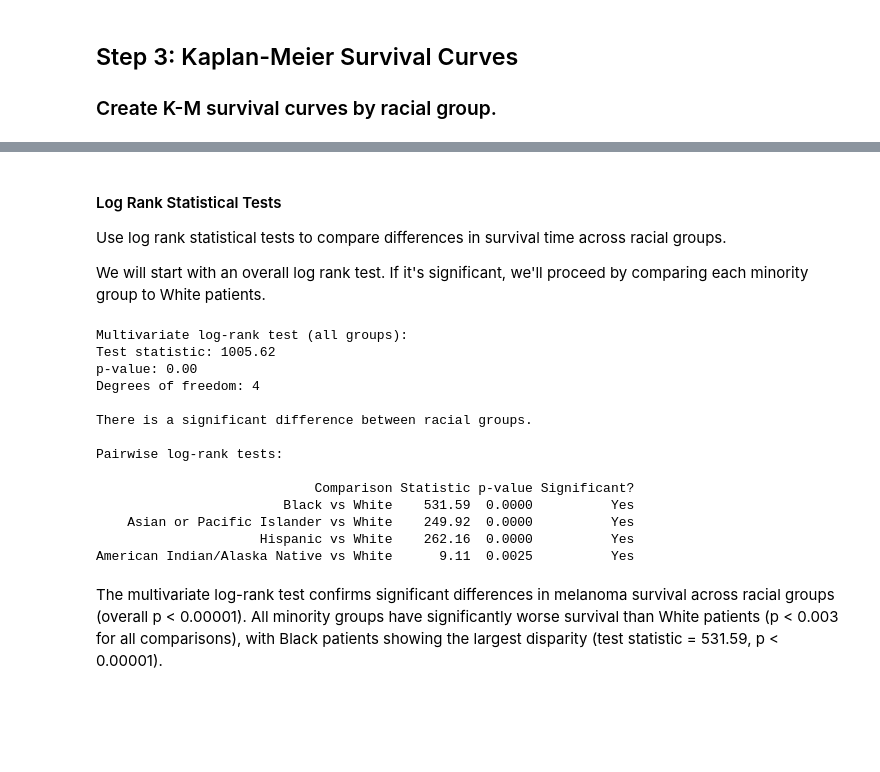
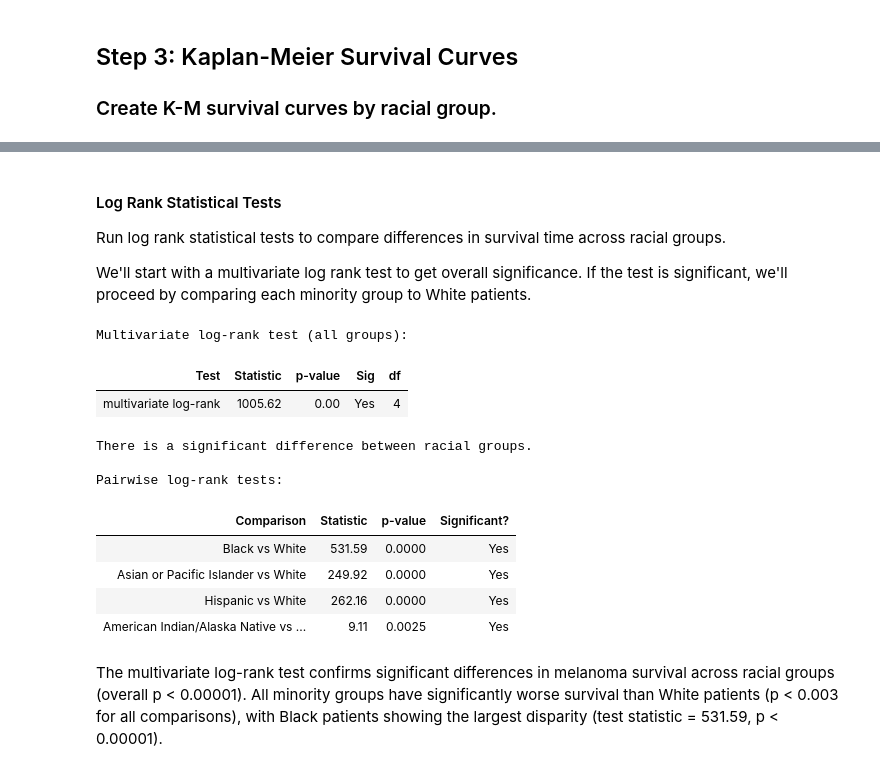
Before and after one commit to kpannoni/melanoma-project, a Jupyter notebook: notebooks/03_survival_analysis.ipynb, the cells around one changed output, grey strips where cells are left out. Cells and saved outputs as stored; diff of their text form; code cells hidden in the pictures; blank space fills up the shorter version.

```diff
--- a/notebooks/03_survival_analysis.ipynb
+++ b/notebooks/03_survival_analysis.ipynb
@@ -134,11 +194,11 @@ fig, ax = plt.subplots(figsize=(8, 4))
 
 # Define color pallete (same as EDA)
 colors = {
-    'Black': '#5790c4',
-    'Asian or Pacific Islander': '#e89c5e',
-    'Hispanic': '#6db388',
-    'American Indian/Alaska Native': '#c377a3',
-    'White': '#8c7fb8'
+    'Black': '#8c7fb8',  # blue
+    'Asian or Pacific Islander': '#6db388', # green
+    'Hispanic': '#e89c5e', # orange
+    'American Indian/Alaska Native': '#c377a3', # pink
+    'White': '#5790c4' # purple
 }
 
 # Fit and plot for each racial group
@@ -172,73 +232,84 @@ plt.close()
 <img src="../images/km_curves_by_race.png" width="60%">
 # %% [markdown]
 #### Log Rank Statistical Tests
-Use log rank statistical tests to compare differences in survival time across racial groups.
+Run log rank statistical tests to compare differences in survival time across racial groups.
 
-We will start with an overall log rank test. If it's significant, we'll proceed by comparing each minority group to White patients.
+We'll start with a multivariate log rank test to get overall significance. If the test is significant, we'll proceed by comparing each minority group to White patients.
 # %%
 # Test if there's any difference across racial groups with a multivariate log rank test
-multi_var_result = multivariate_logrank_test(
+multivar_result = multivariate_logrank_test(
     mel_data['survival_months'],
     mel_data['race_labels'],
     mel_data['event']
 )
 
-# Print the results of the multivariate test
+# Save the results of the multivariate test
 print("Multivariate log-rank test (all groups):")
-print(f"Test statistic: {multi_var_result.test_statistic:.2f}")
-print(f"p-value: {multi_var_result.p_value:.2f}")
-print(f"Degrees of freedom: {multi_var_result.degrees_of_freedom}")
+
+if multivar_result.p_value <= 0.05:
+    multivar_sig = "Yes"
+else:
+    multivar_sig = "No"
+
+multivar_result_df = pd.DataFrame({"Test": ["multivariate log-rank"], "Statistic": [f"{multivar_result.test_statistic:.2f}"],
+                                   "p-value": [f"{multivar_result.p_value:.2f}"], "Sig": [multivar_sig], "df": [multivar_result.degrees_of_freedom]})
+
+# Save the results of the multivariate test
+pairwise_results_df.to_csv('../data/logrank_overall_results.csv', index=False)
+
+display(multivar_result_df.style.hide(axis="index"))
 
 # Determine if the test is significant
-if multi_var_result.p_value < 0.05:
+if multivar_result.p_value < 0.05:
     print("\nThere is a significant difference between racial groups.\n")
 
     # Since the overall result is significant, proceed with pairwise comparisons
     white_data = mel_data[mel_data['race_labels'] == 'White']
 
     pairwise_results = []
 
     # Loop over every other race to compare to the White data
     for race in ['Black', 'Asian or Pacific Islander', 'Hispanic', 'American Indian/Alaska Native']:
         race_data = mel_data[mel_data['race_labels'] == race] # get the comparison race
 
         # run the log rank test
         result = logrank_test(
             durations_A=white_data['survival_months'],
             durations_B=race_data['survival_months'],
             event_observed_A=white_data['event'],
             event_observed_B=race_data['event']
         )
 
         pairwise_results.append({
             'Comparison': f'{race} vs White',
             'Statistic': f'{result.test_statistic:.2f}',
             'p-value': f'{result.p_value:.4f}',
             'Significant?': 'Yes' if result.p_value < 0.05 else 'No'
         })
 
     # Display the pairwise results as clean table
     pairwise_results_df = pd.DataFrame(pairwise_results)
-    print("Pairwise log-rank tests:\n")
-    print(pairwise_results_df.to_string(index=False))
+    print("Pairwise log-rank tests:")
+
+    # Save the pairwise comparisons as a CSV file
+    pairwise_results_df.to_csv('../data/logrank_pairwise_results.csv', index=False)
+
+    display(pairwise_results_df.style.hide(axis="index"))
 
 else:
     print("\nThere is a significant difference between racial groups.")
 # %% [output]
 Multivariate log-rank test (all groups):
-Test statistic: 1005.62
-p-value: 0.00
-Degrees of freedom: 4
-
-There is a significant difference between racial groups.
-
-Pairwise log-rank tests:
-
-                            Comparison Statistic p-value Significant?
-                        Black vs White    531.59  0.0000          Yes
-    Asian or Pacific Islander vs White    249.92  0.0000          Yes
-                     Hispanic vs White    262.16  0.0000          Yes
-American Indian/Alaska Native vs White      9.11  0.0025          Yes
+| Test | Statistic | p-value | Sig | df |
+| multivariate log-rank | 1005.62 | 0.00 | Yes | 4 |
+There is a significant difference between racial groups.
+
+Pairwise log-rank tests:
+| Comparison | Statistic | p-value | Significant? |
+| Black vs White | 531.59 | 0.0000 | Yes |
+| Asian or Pacific Islander vs White | 249.92 | 0.0000 | Yes |
+| Hispanic vs White | 262.16 | 0.0000 | Yes |
+| American Indian/Alaska Native vs ... | 9.11 | 0.0025 | Yes |
 # %% [markdown]
 The multivariate log-rank test confirms significant differences in melanoma survival across racial groups (overall p < 0.00001). All minority groups have significantly worse survival than White patients (p < 0.003 for all comparisons), with Black patients showing the largest disparity (test statistic = 531.59, p < 0.00001).
 # %% [markdown]
```
Also changed, not shown: parts of 12 cells of this notebook, 9 other files.
